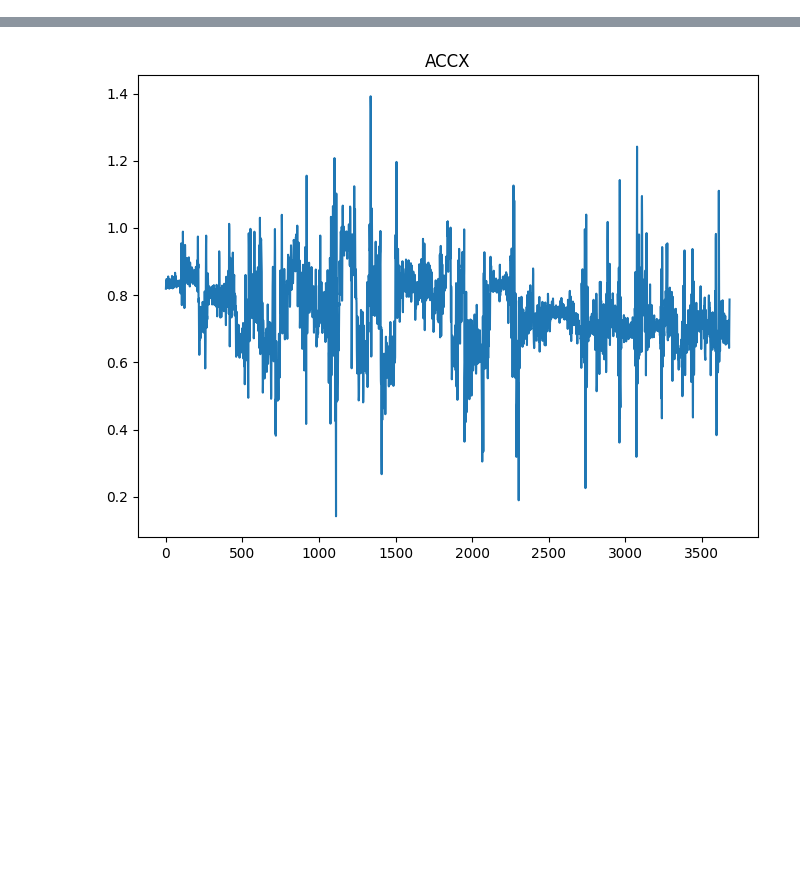
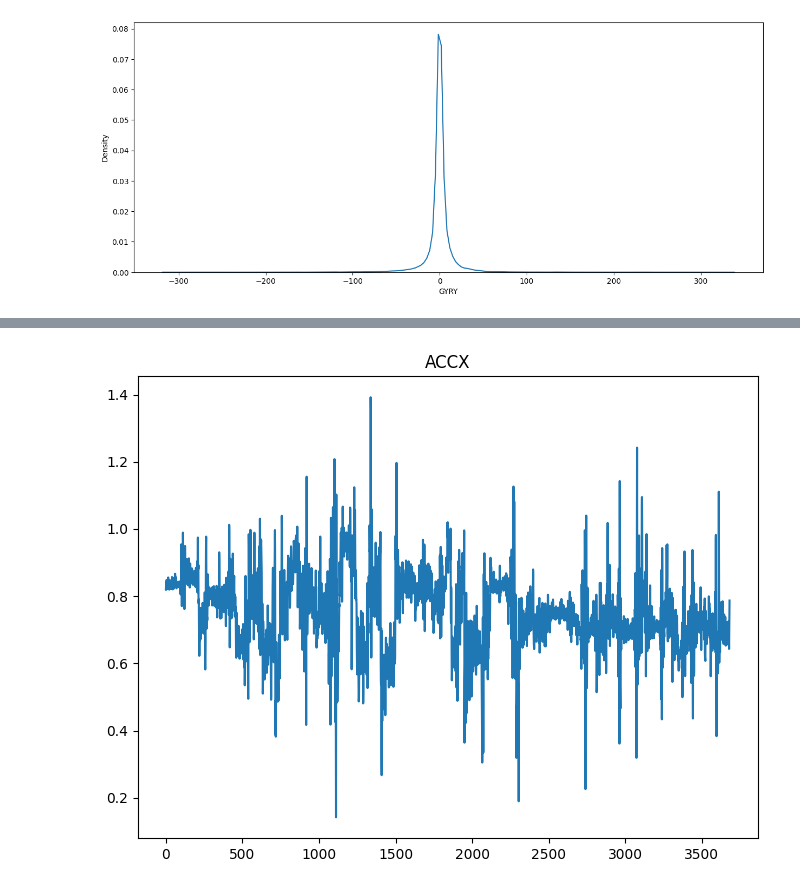
Before and after one commit to CarlosCH01/TFG-CA, a Jupyter notebook: metasensor/codigo/raw_processor_acc_gyro.ipynb, the cells around one changed output, grey strips where cells are left out. Drawn from its saved outputs; the diff is of its cells as text; code cells hidden in the pictures; blank space fills up the shorter version.

```diff
--- a/metasensor/codigo/raw_processor_acc_gyro.ipynb
+++ b/metasensor/codigo/raw_processor_acc_gyro.ipynb
@@ -51,2 +52,9 @@ max      12.439000  -21.125000 -112.375000    0.375000
+# %%
+plt.figure(figsize=(15,6))
+# grafica la densidad de los valores (distribución normal)
+seaborn.kdeplot(x="GYRY", data=data)
+plt.show()
+# %% [output]
+[figure, added]
 # %%
 for i in data.columns:
```
Also changed, not shown: parts of 6 cells of this notebook, 3 other files.
